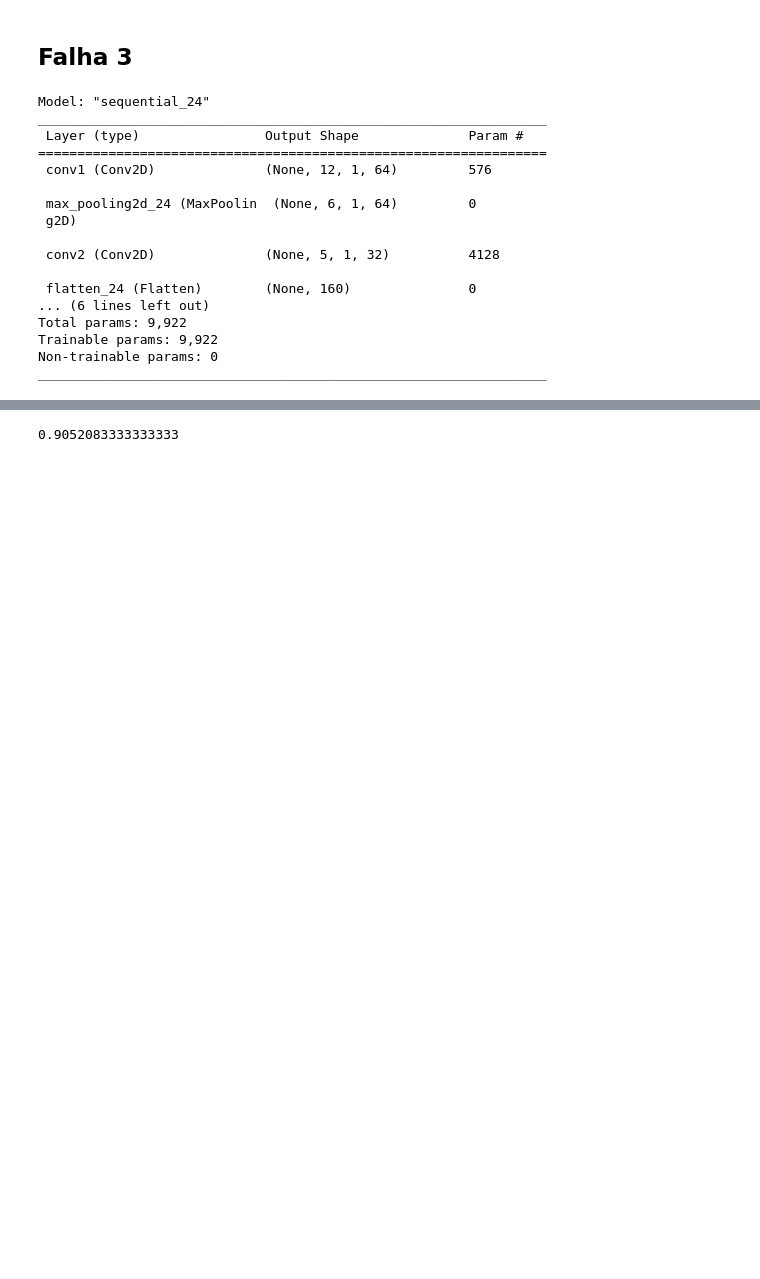
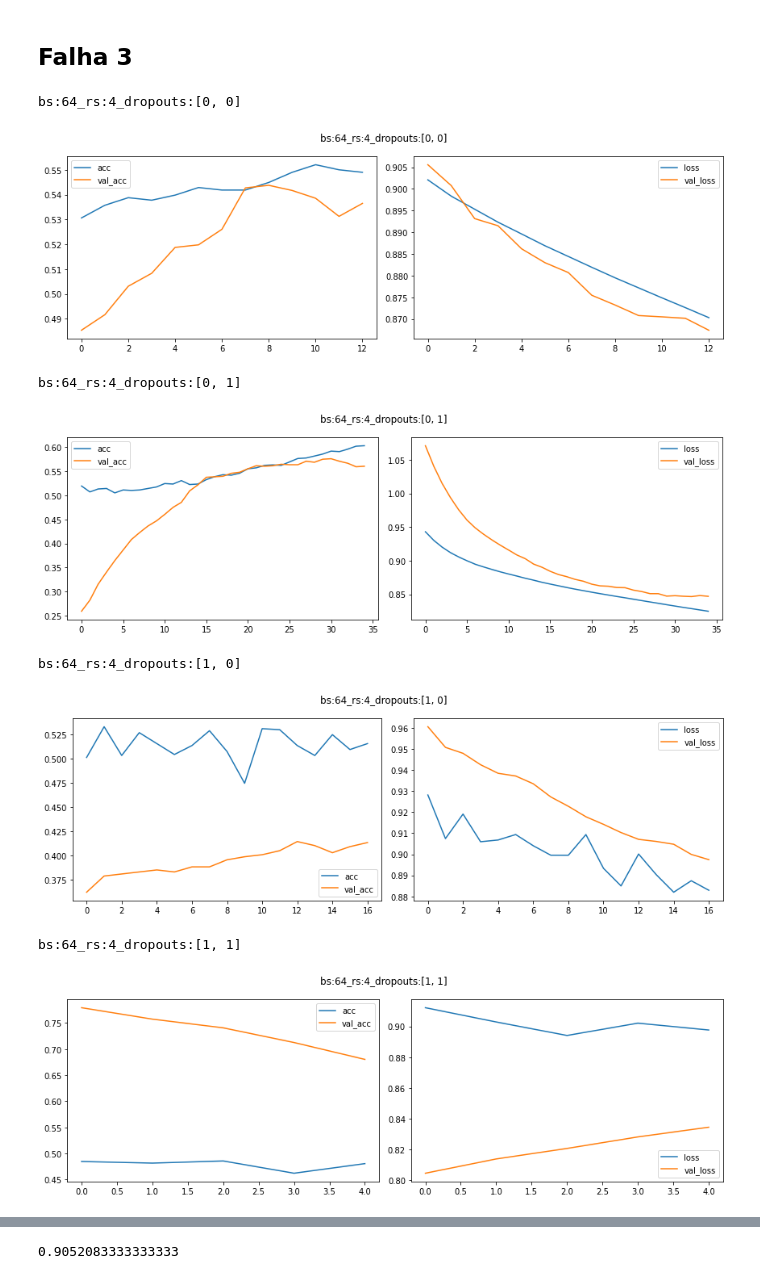
Before and after one commit to ifribeiro/RNA, a Jupyter notebook: T2/CNN_TE.ipynb, the cells around one changed output, grey strips where cells are left out. Cells and saved outputs as stored; diff of their text form; code cells hidden in the pictures; blank space fills up the shorter version.

```diff
--- a/T2/CNN_TE.ipynb
+++ b/T2/CNN_TE.ipynb
@@ -184,5 +211,37 @@ X_teste, labels_teste = get_entradas_labels_teste(arquivos_teste[3], colunas)
 lista_drops = [
     [0, 0, 0], [0, 0, 1], [0, 1, 1], [1, 1, 1], [1, 1, 0], [1, 0, 0], [1, 0, 1], [0, 1, 0]
 ]
-# lista_drops = [[1, 0, 0]]
+
+lista_drops2 = [
+    [0, 0], [0, 1], [1, 0], [1, 1]
+]
+# %%
+batch_sizes = [8]
+batch_sizes = [64]
+rs = [4]
+epochs = [15]
+loss_monitor = callbacks.EarlyStopping(monitor='val_accuracy', patience=4, mode='max')
+es = True
+b = 64
+for r in rs:
+    for ld in lista_drops2:
+        n_steps = X_treino.shape[0]//b
+        cnn = define_model(dropouts=ld, lnormalize=True, r=r, thirdl=False, n_steps=n_steps)
+        if es:
+            # TODO: teste: executar várias vezes com parâmetros bons até atingir um valor de acurácia alto
+            hist = cnn.fit(X_treino, labels_treino, batch_size=b, verbose=0, epochs=200, callbacks=[loss_monitor], validation_data=(X_teste, labels_teste))
+        else:
+            hist = cnn.fit(X_treino, labels_treino, batch_size=b, verbose=0, epochs=200)
+        title = "bs:{}_rs:{}_dropouts:{}".format(b, r, ld)
+        print (title)
+        plot_acc_loss(title, hist)
+# %% [output]
+bs:64_rs:4_dropouts:[0, 0]
+[figure, added]
+bs:64_rs:4_dropouts:[0, 1]
+[figure, added]
+bs:64_rs:4_dropouts:[1, 0]
+[figure, added]
+bs:64_rs:4_dropouts:[1, 1]
+[figure, added]
 # %%
@@ -190,20 +249,0 @@ cnn = define_model(dropouts=[0,0,0], lnormalize=False, r=1, thirdl=False)
-# %%
-cnn.summary()
-# %% [output]
-Model: "sequential_24"
-_________________________________________________________________
- Layer (type)                Output Shape              Param #
-=================================================================
- conv1 (Conv2D)              (None, 12, 1, 64)         576
-
- max_pooling2d_24 (MaxPoolin  (None, 6, 1, 64)         0
- g2D)
-
- conv2 (Conv2D)              (None, 5, 1, 32)          4128
-
- flatten_24 (Flatten)        (None, 160)               0
-... (6 lines left out)
-Total params: 9,922
-Trainable params: 9,922
-Non-trainable params: 0
-_________________________________________________________________
```
Also changed, not shown: parts of 10 cells of this notebook.
